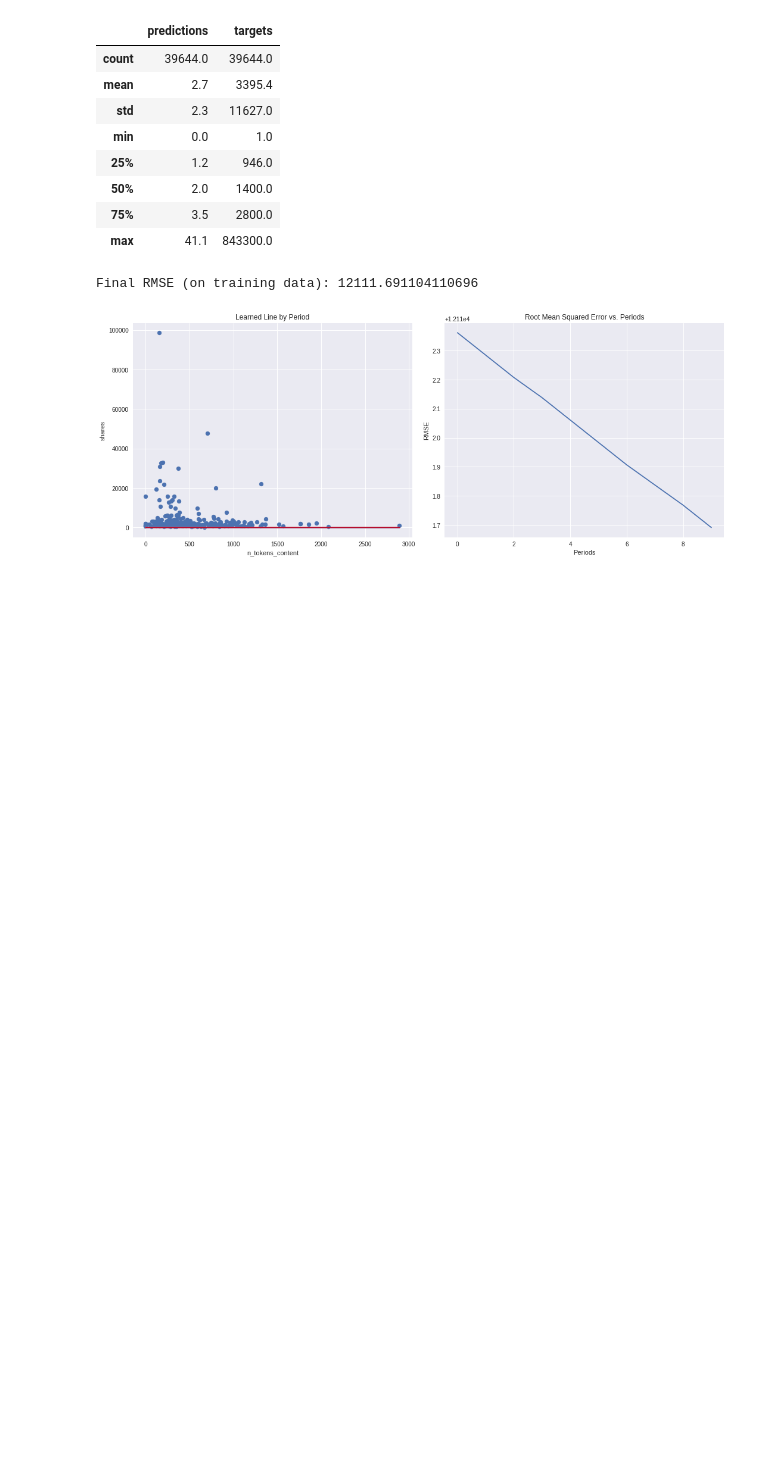
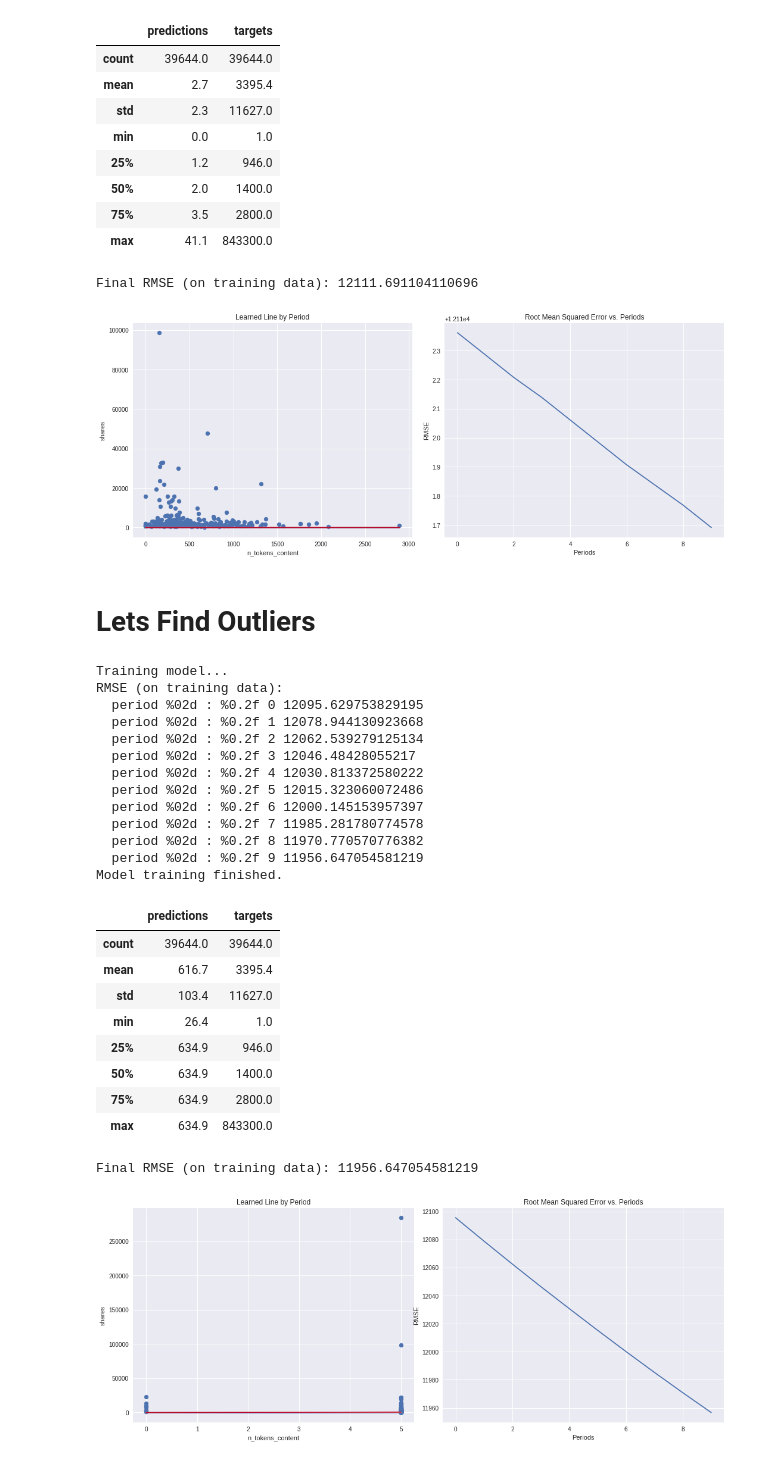
Before and after one commit to AmoDinho/Machine-Learning-Crash-Course-with-TF, a Jupyter notebook: examples/Mashable.ipynb, the cells around one changed output. Saved outputs shown, nothing was run; the diff lists cells and outputs as text; code cells hidden in the pictures; blank space fills up the shorter version.

```diff
--- a/examples/Mashable.ipynb
+++ b/examples/Mashable.ipynb
@@ -405,3 +406,36 @@ Model training finished.
 | max | 41.1 | 843300.0 |
 Final RMSE (on training data): 12111.691104110696
 [figure]
+# %% [markdown]
+# Lets Find Outliers
+# %%
+calibration_data = train_model(
+   learning_rate=0.05,
+   steps=500,
+   batch_size=5,
+   )
+# %% [output]
+Training model...
+RMSE (on training data):
+  period %02d : %0.2f 0 12095.629753829195
+  period %02d : %0.2f 1 12078.944130923668
+  period %02d : %0.2f 2 12062.539279125134
+  period %02d : %0.2f 3 12046.48428055217
+  period %02d : %0.2f 4 12030.813372580222
+  period %02d : %0.2f 5 12015.323060072486
+  period %02d : %0.2f 6 12000.145153957397
+  period %02d : %0.2f 7 11985.281780774578
+  period %02d : %0.2f 8 11970.770570776382
+  period %02d : %0.2f 9 11956.647054581219
+Model training finished.
+|  | predictions | targets |
+| count | 39644.0 | 39644.0 |
+| mean | 616.7 | 3395.4 |
+| std | 103.4 | 11627.0 |
+| min | 26.4 | 1.0 |
+| 25% | 634.9 | 946.0 |
+| 50% | 634.9 | 1400.0 |
+| 75% | 634.9 | 2800.0 |
+| max | 634.9 | 843300.0 |
+Final RMSE (on training data): 11956.647054581219
+[figure, added]
```
Also changed, not shown: parts of 3 cells of this notebook.
